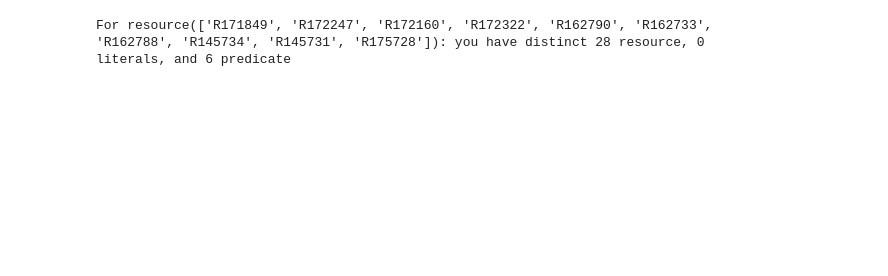
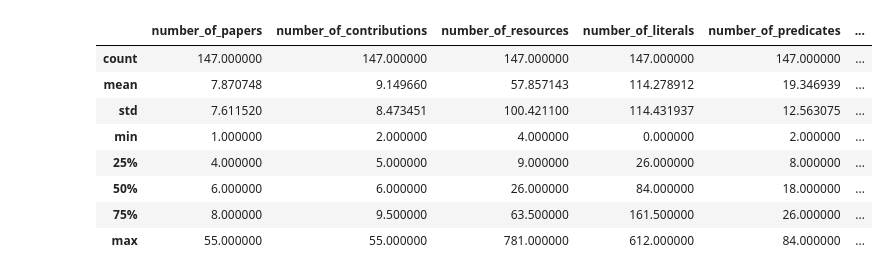
Before and after one commit to okarras/Jupyter-Notebooks, a Jupyter notebook: TailoredFormingAnalysis/paper_comparison_analysis.ipynb, the cells around one changed output. Drawn from its saved outputs; the diff is of its cells as text; code cells hidden in the pictures; blank space fills up the shorter version.

```diff
--- a/TailoredFormingAnalysis/paper_comparison_analysis.ipynb
+++ b/TailoredFormingAnalysis/paper_comparison_analysis.ipynb
@@ -126,38 +217,12 @@ http://orkg.org/orkg/resource/R8364 61 84 39
-# %%
-from sunau import AUDIO_FILE_ENCODING_LINEAR_16
-
-
-resources = set({})
-literals = set({})
-predicates = set({})
-
-tf_contrib_res_id = ['R171849','R172247','R172160', 'R172322', 'R162790', 'R162733', 'R162788', 'R145734', 'R145731', 'R175728']
-knoll_contrib_res_id = ['R164083', 'R164072', 'R164067', 'R163740', 'R162666']
-runnwerth_contrib_res_id =['R12073', 'R12068', 'R12059', 'R12018', 'R10193', 'R12165']
-karras_groen_contrib_res_id = []
-karras_khan_contrib_res_id = []
-bioassay_contrib_res_id = []
-auer1_contrib_res_id = []
-auer2_contrib_res_id = []
-auer3_contrib_res_id = []
-
-for id in runnwerth_contrib_res_id:
-    statements = orkg.statements.bundle(thing_id=id).content['statements']
-    for statement in statements:
-        cls = statement['subject']['_class']
-        if cls == 'resource':
-            resources.add(statement['subject']['id'])
-        else:
-            literals.add(statement['subject']['id'])
-
-        cls = statement['object']['_class']
-        if cls == 'resource':
-            resources.add(statement['object']['id'])
-        else:
-            literals.add(statement['object']['id'])
-
-        predicates.add(statement['predicate']['id'])
-
-print(f'For resource({res_id}): you have distinct {len(resources)} resource, {len(literals)} literals, and {len(predicates)} predicate')
-# %% [output]
-For resource(['R171849', 'R172247', 'R172160', 'R172322', 'R162790', 'R162733', 'R162788', 'R145734', 'R145731', 'R175728']): you have distinct 28 resource, 0 literals, and 6 predicate
+# %%
+result.describe()
+# %% [output]
+|  | number_of_papers | number_of_contributions | number_of_resources | number_of_literals | number_of_predicates | ... |
+| count | 147.000000 | 147.000000 | 147.000000 | 147.000000 | 147.000000 | ... |
+| mean | 7.870748 | 9.149660 | 57.857143 | 114.278912 | 19.346939 | ... |
+| std | 7.611520 | 8.473451 | 100.421100 | 114.431937 | 12.563075 | ... |
+| min | 1.000000 | 2.000000 | 4.000000 | 0.000000 | 2.000000 | ... |
+| 25% | 4.000000 | 5.000000 | 9.000000 | 26.000000 | 8.000000 | ... |
+| 50% | 6.000000 | 6.000000 | 26.000000 | 84.000000 | 18.000000 | ... |
+| 75% | 8.000000 | 9.500000 | 63.500000 | 161.500000 | 26.000000 | ... |
+| max | 55.000000 | 55.000000 | 781.000000 | 612.000000 | 84.000000 | ... |
```
Also changed, not shown: parts of 7 cells of this notebook, 3 other files.
